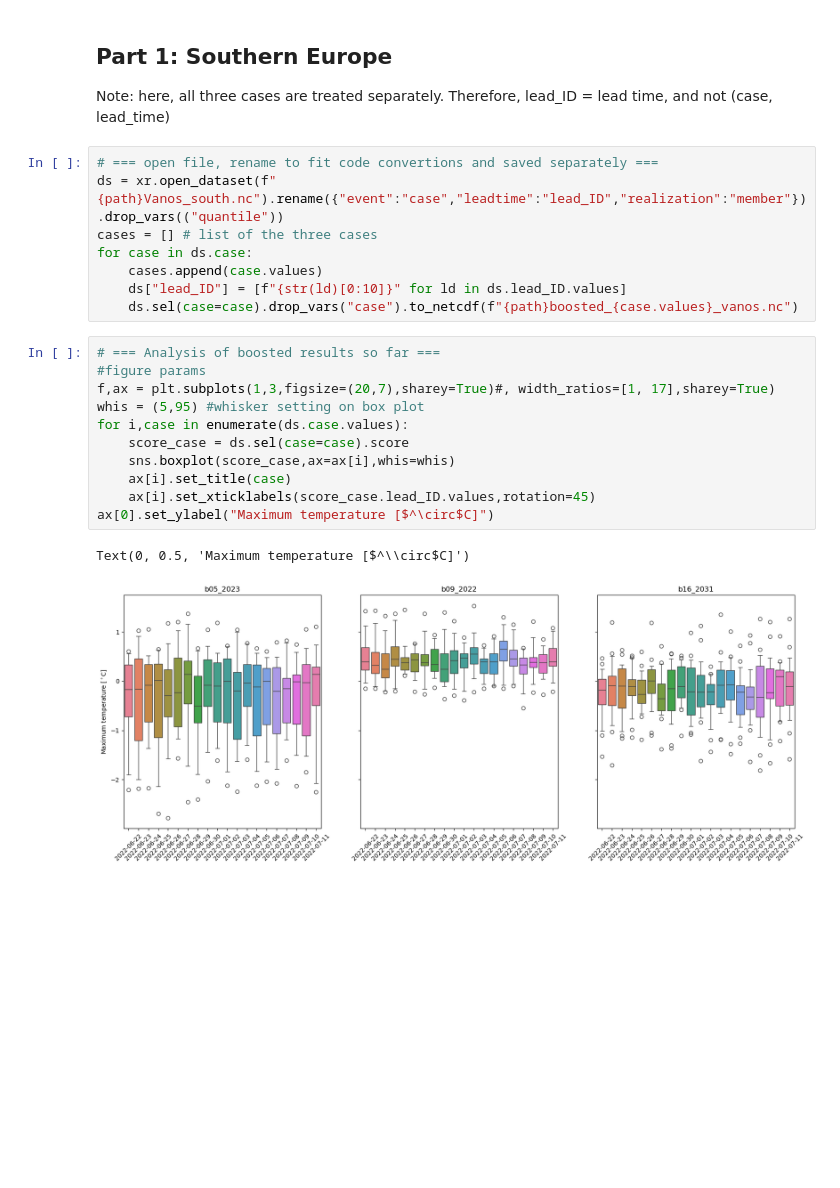
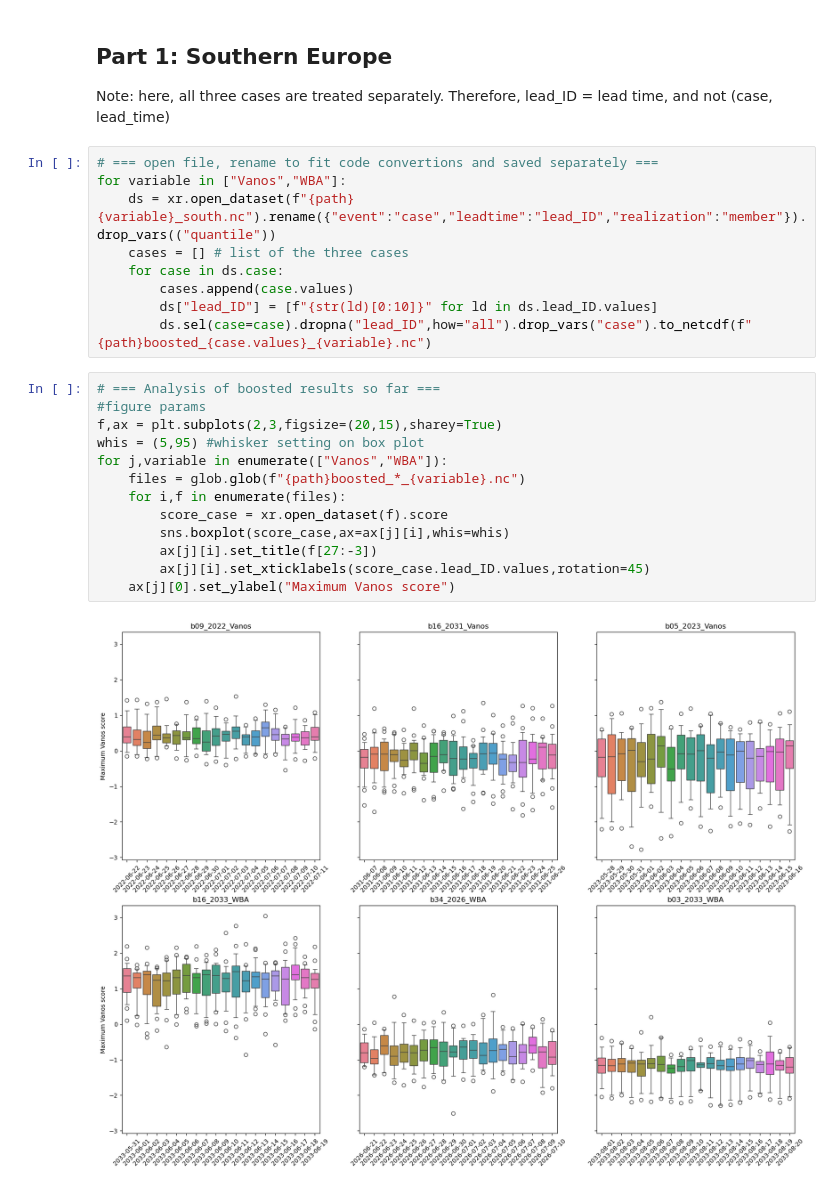
Before and after one commit to luna-bloin/Boost_optimization, a Jupyter notebook: notebooks/run_alloc_algo.ipynb, the cells around one changed output. Saved outputs shown, nothing was run; the diff lists cells and outputs as text; blank space fills up the shorter version.

Commit message:
changed use case to include all necessary score files from tor

```diff
--- a/notebooks/run_alloc_algo.ipynb
+++ b/notebooks/run_alloc_algo.ipynb
@@ -15,26 +19,28 @@ path = "../inputs/tor_runs/"
 Note: here, all three cases are treated separately. Therefore, lead_ID = lead time, and not (case, lead_time)
 # %%
 # === open file, rename to fit code convertions and saved separately ===
-ds = xr.open_dataset(f"{path}Vanos_south.nc").rename({"event":"case","leadtime":"lead_ID","realization":"member"}).drop_vars(("quantile"))
-cases = [] # list of the three cases
-for case in ds.case:
-    cases.append(case.values)
-    ds["lead_ID"] = [f"{str(ld)[0:10]}" for ld in ds.lead_ID.values]
-    ds.sel(case=case).drop_vars("case").to_netcdf(f"{path}boosted_{case.values}_vanos.nc")
+for variable in ["Vanos","WBA"]:
+    ds = xr.open_dataset(f"{path}{variable}_south.nc").rename({"event":"case","leadtime":"lead_ID","realization":"member"}).drop_vars(("quantile"))
+    cases = [] # list of the three cases
+    for case in ds.case:
+        cases.append(case.values)
+        ds["lead_ID"] = [f"{str(ld)[0:10]}" for ld in ds.lead_ID.values]
+        ds.sel(case=case).dropna("lead_ID",how="all").drop_vars("case").to_netcdf(f"{path}boosted_{case.values}_{variable}.nc")
 # %%
 # === Analysis of boosted results so far ===
 #figure params
-f,ax = plt.subplots(1,3,figsize=(20,7),sharey=True)#, width_ratios=[1, 17],sharey=True)
+f,ax = plt.subplots(2,3,figsize=(20,15),sharey=True)
 whis = (5,95) #whisker setting on box plot
-for i,case in enumerate(ds.case.values):
-    score_case = ds.sel(case=case).score
-    sns.boxplot(score_case,ax=ax[i],whis=whis)
-    ax[i].set_title(case)
-    ax[i].set_xticklabels(score_case.lead_ID.values,rotation=45)
-ax[0].set_ylabel("Maximum temperature [$^\circ$C]")
+for j,variable in enumerate(["Vanos","WBA"]):
+    files = glob.glob(f"{path}boosted_*_{variable}.nc")
+    for i,f in enumerate(files):
+        score_case = xr.open_dataset(f).score
+        sns.boxplot(score_case,ax=ax[j][i],whis=whis)
+        ax[j][i].set_title(f[27:-3])
+        ax[j][i].set_xticklabels(score_case.lead_ID.values,rotation=45)
+    ax[j][0].set_ylabel("Maximum Vanos score")
 # %% [output]
-Text(0, 0.5, 'Maximum temperature [$^\\circ$C]')
-[figure, old version]
+[figure, new version]
 # %%
 # === Run ===
 n_top = 10 # the number of top events to be taken into account for the allocation
```
Also changed, not shown: parts of 5 cells of this notebook, 4 other files.
